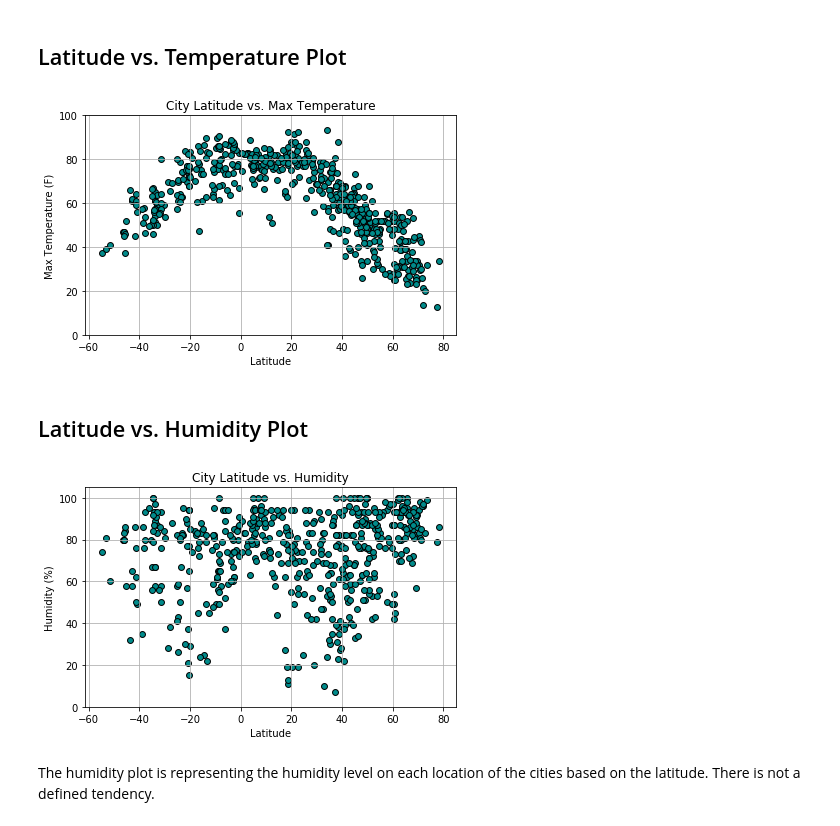
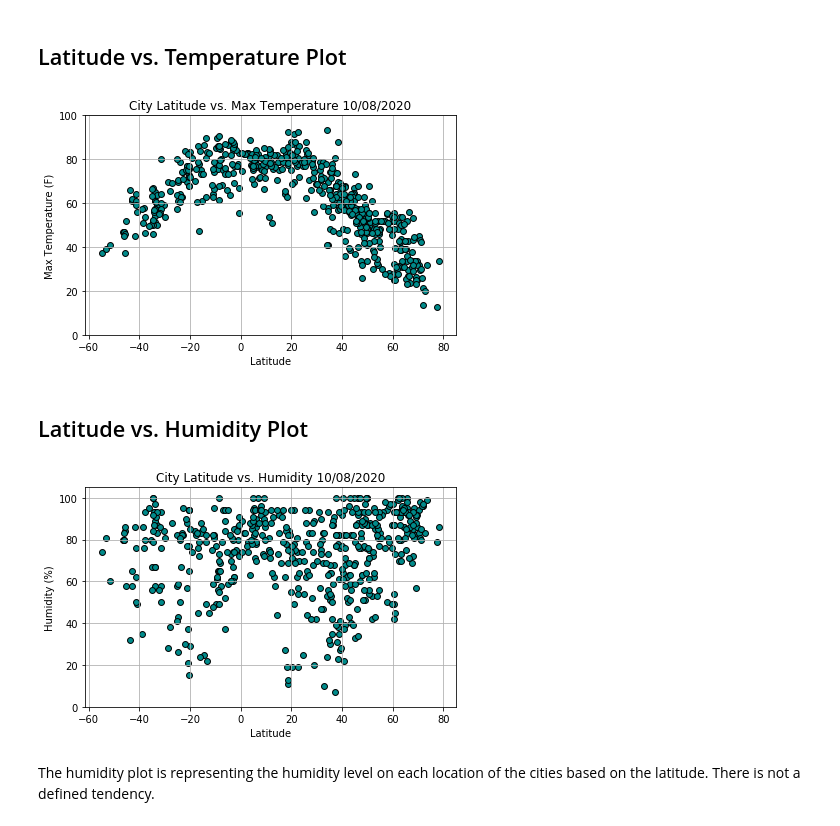
Before and after one commit to manuelamc14/api-demostrations, a Jupyter notebook: WeatherPy/WeatherPy.ipynb, the cells around one changed output. Saved outputs shown, nothing was run; the diff lists cells and outputs as text; code cells hidden in the pictures.

```diff
--- a/WeatherPy/WeatherPy.ipynb
+++ b/WeatherPy/WeatherPy.ipynb
@@ -222,25 +222,25 @@ clean_city_data.head()
 # %%
 temperature_plot = organized_cities_temperature_df.plot(kind='scatter', x="Lat", y="Max Temp", marker="o", c="darkcyan", grid=True, s=35, edgecolor = "black")
 temperature_plot.set_ylabel("Max Temperature (F)")
 temperature_plot.set_xlabel("Latitude")
-temperature_plot.set_title("City Latitude vs. Max Temperature")
+temperature_plot.set_title("City Latitude vs. Max Temperature 10/08/2020")
 plt.ylim(0, 100)
 plt.tight_layout()
 plt.savefig("Images/max_temperature.png")
 # %% [output]
-[figure, old version]
+[figure, new version]
 # %% [markdown]
 ## Latitude vs. Humidity Plot
 # %%
 humidity_plot = organized_cities_temperature_df.plot(kind='scatter', x="Lat", y="Humidity", marker="o", c="darkcyan", grid=True, s=35, edgecolor = "black")
 humidity_plot.set_ylabel("Humidity (%)")
 humidity_plot.set_xlabel("Latitude")
-humidity_plot.set_title("City Latitude vs. Humidity")
+humidity_plot.set_title("City Latitude vs. Humidity 10/08/2020")
 plt.ylim(0, 105)
 plt.tight_layout()
 plt.savefig("Images/humidity.png")
 # %% [output]
-[figure, old version]
+[figure, new version]
 # %% [markdown]
 The humidity plot is representing the humidity level on each location of the cities based on the latitude. There is not a defined tendency.
 # %% [markdown]
```
Also changed, not shown: parts of 3 cells of this notebook.
